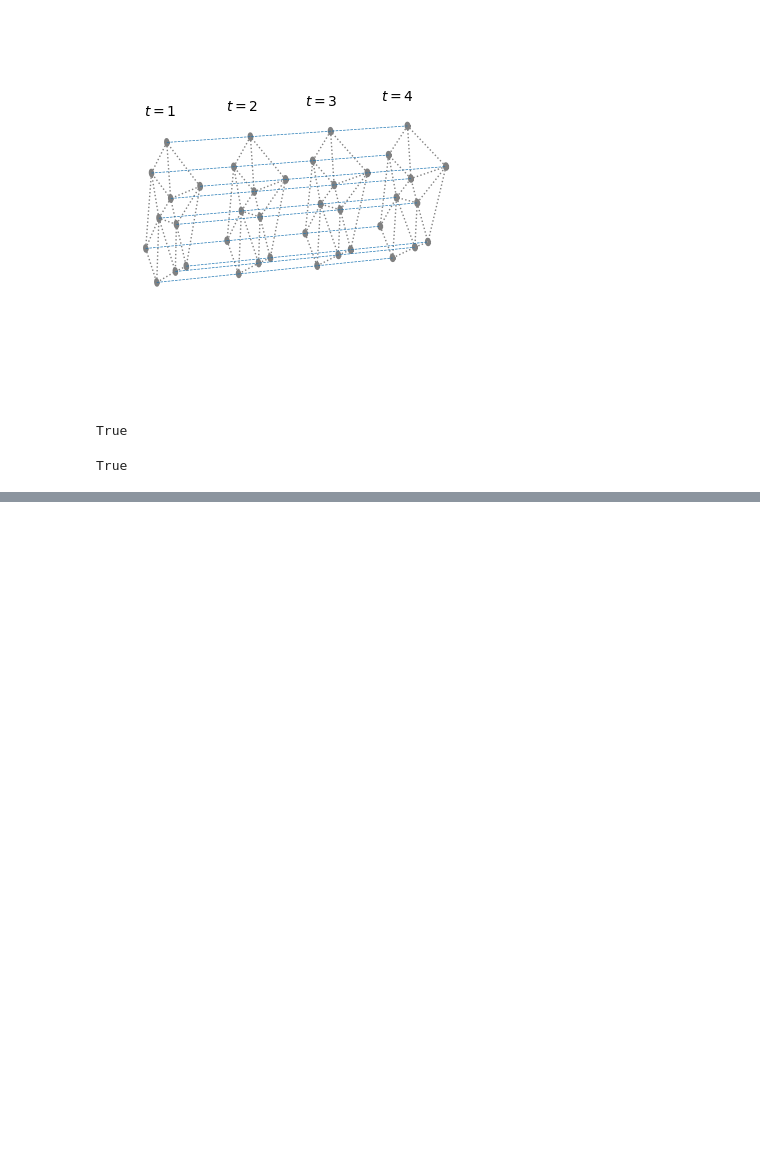
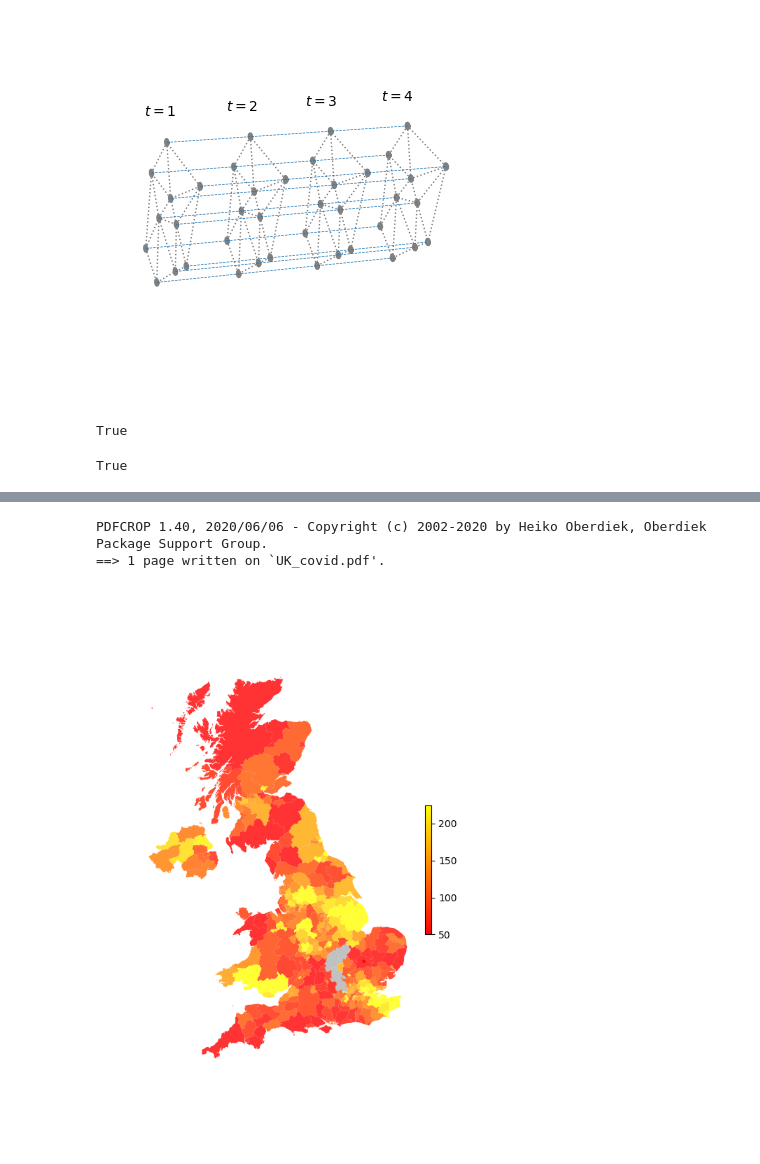
Before and after one commit to nickelnine37/ThesisCode, a Jupyter notebook: Chapter 4/4.2.ipynb, the cells around one changed output, grey strips where cells are left out. Cells and saved outputs as stored; diff of their text form; code cells hidden in the pictures; blank space fills up the shorter version.

Commit message:
uk covid data

```diff
--- a/Chapter 4/4.2.ipynb
+++ b/Chapter 4/4.2.ipynb
@@ -228,3 +224,13 @@ def plot_MM_vs_CDT():
 
 
 plot_MM_vs_CDT()
+# %%
+def get_uk_covid_data():
+
+    regions = pd.read_csv('data/regions.csv', index_col=0)
+    regions['coords'] = regions['coords'].apply(lambda item: ast.literal_eval(item))
+    cases = pd.read_csv('data/case_rate_per_thousand.csv', index_col=0, parse_dates=True)
+
+    return regions, cases
+# %%
+regions, cases = get_uk_covid_data()
@@ -230,0 +265,38 @@ plot_MM_vs_CDT()
+# %%
+def plot_uk_covid():
+
+    patches = {}
+    t = 300
+
+    # vmin = np.nanpercentile(cases.iloc[t].values, 5)
+    # vmax = np.nanpercentile(cases.iloc[t].values, 90)
+
+    vmin = 50
+    vmax = 225
+    colors = to_colors(cases.iloc[t].values, cmap='autumn', vmin=vmin, vmax=vmax)
+    fig, ax = plt.subplots(figsize=(6, 8))
+
+    for code, coord_list, color in zip(regions.index, regions['coords'], colors):
+        patches[code] = []
+
+        for coords in coord_list:
+
+            coords = np.squeeze(coords)
+            patches[code].append(ax.add_patch(PathPatch(Path(coords), alpha=0.8, facecolor=color, edgecolor='white', linewidth=0)))
+
+    norm = mpl.colors.Normalize(vmin=vmin, vmax=vmax)
+    cbar = fig.colorbar(mpl.cm.ScalarMappable(norm=norm, cmap='autumn'), ax=ax, shrink=0.3, drawedges=False)
+
+    ax.set_xlim(0, 0.66e6)
+    ax.set_ylim(0, 0.98e6)
+    ax.set_aspect('equal')
+    plt.axis('off')
+
+    plt.savefig('UK_covid.pdf')
+    subprocess.run(['pdfcrop', 'UK_covid.pdf', 'UK_covid.pdf'])
+
+plot_uk_covid()
+# %% [output]
+PDFCROP 1.40, 2020/06/06 - Copyright (c) 2002-2020 by Heiko Oberdiek, Oberdiek Package Support Group.
+==> 1 page written on `UK_covid.pdf'.
+[figure, added]
```
Also changed, not shown: parts of 16 cells of this notebook, 32 other files.
